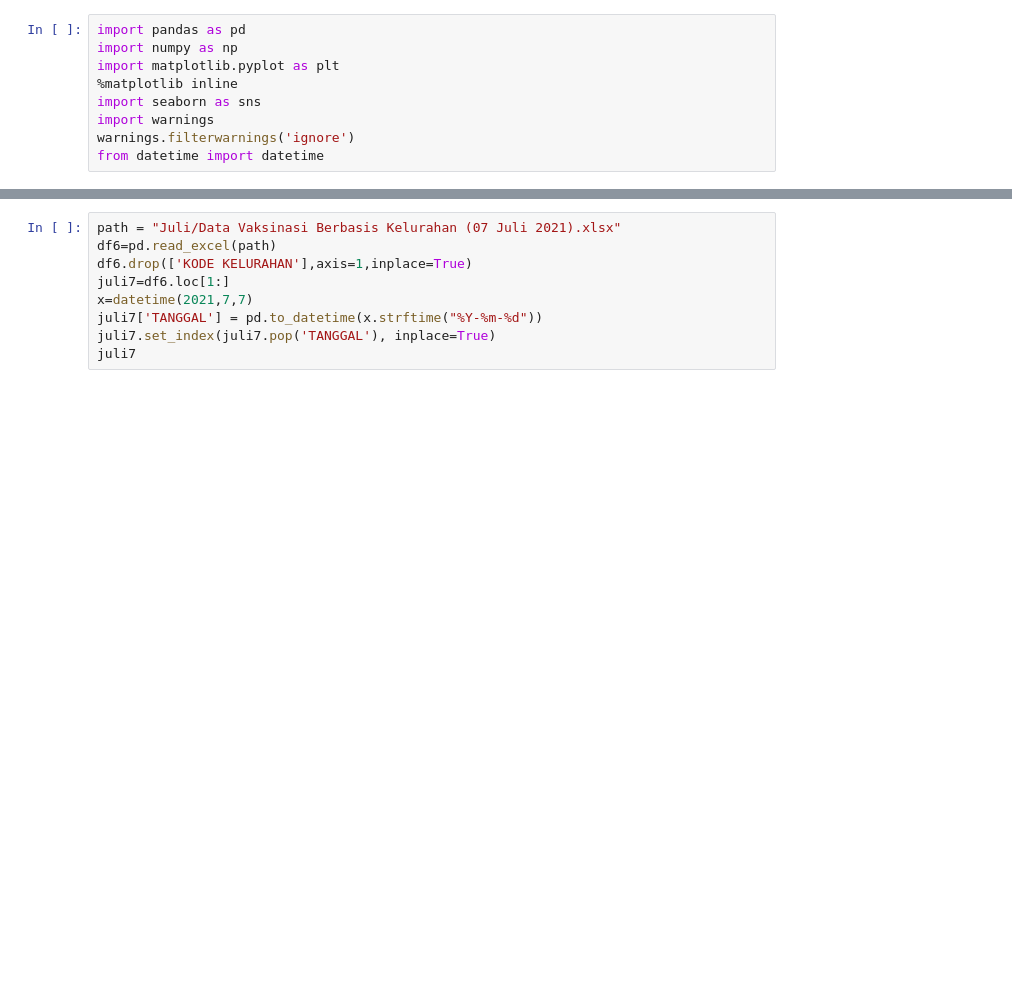
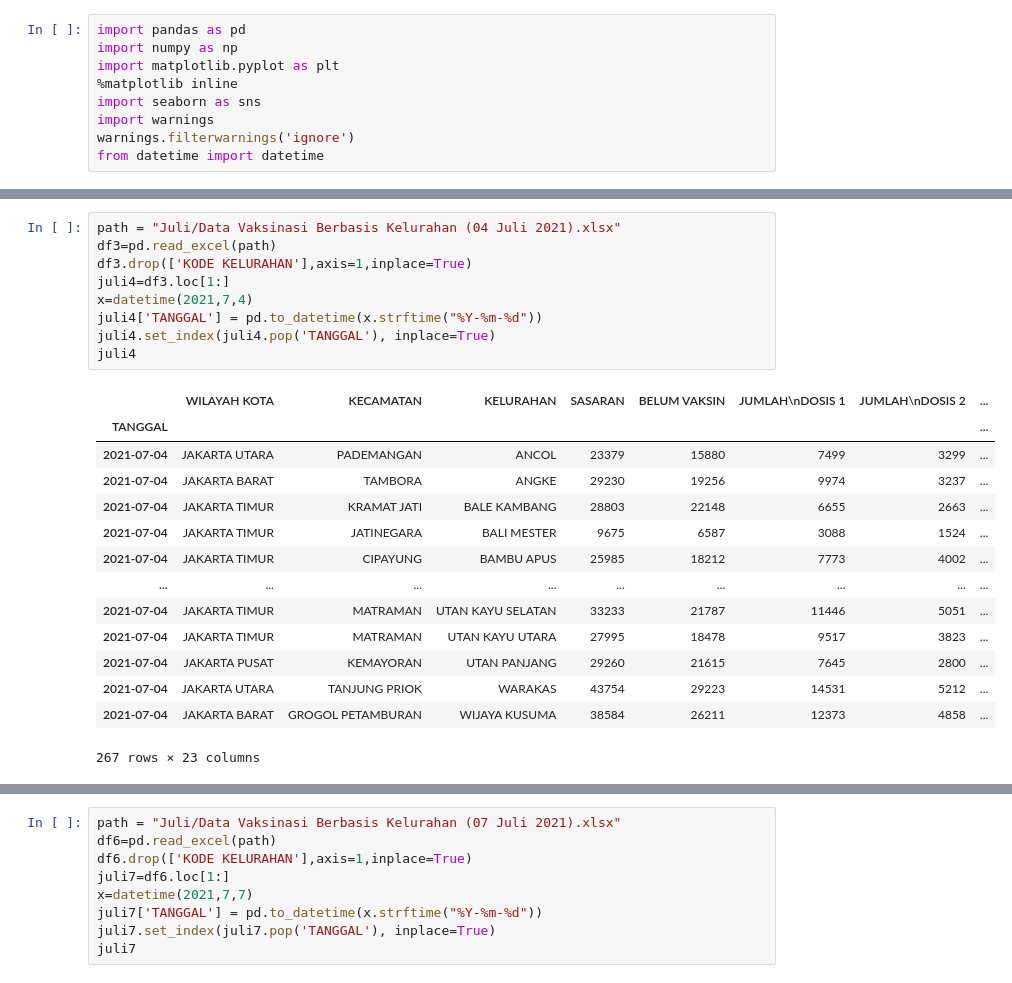
Before and after one commit to FerdyBerlianoP/Internship1, a Jupyter notebook: Untitled1.ipynb, the cells around one changed output, grey strips where cells are left out. Cells and saved outputs as stored; diff of their text form; blank space fills up the shorter version.

```diff
--- a/Untitled1.ipynb
+++ b/Untitled1.ipynb
@@ -393,0 +82,24 @@ juli6
+# %%
+path = "Juli/Data Vaksinasi Berbasis Kelurahan (04 Juli 2021).xlsx"
+df3=pd.read_excel(path)
+df3.drop(['KODE KELURAHAN'],axis=1,inplace=True)
+juli4=df3.loc[1:]
+x=datetime(2021,7,4)
+juli4['TANGGAL'] = pd.to_datetime(x.strftime("%Y-%m-%d"))
+juli4.set_index(juli4.pop('TANGGAL'), inplace=True)
+juli4
+# %% [output]
+|  | WILAYAH KOTA | KECAMATAN | KELURAHAN | SASARAN | BELUM VAKSIN | JUMLAH\nDOSIS 1 | JUMLAH\nDOSIS 2 | ... |
+| TANGGAL |  |  |  |  |  |  |  | ... |
+| 2021-07-04 | JAKARTA UTARA | PADEMANGAN | ANCOL | 23379 | 15880 | 7499 | 3299 | ... |
+| 2021-07-04 | JAKARTA BARAT | TAMBORA | ANGKE | 29230 | 19256 | 9974 | 3237 | ... |
+| 2021-07-04 | JAKARTA TIMUR | KRAMAT JATI | BALE KAMBANG | 28803 | 22148 | 6655 | 2663 | ... |
+| 2021-07-04 | JAKARTA TIMUR | JATINEGARA | BALI MESTER | 9675 | 6587 | 3088 | 1524 | ... |
+| 2021-07-04 | JAKARTA TIMUR | CIPAYUNG | BAMBU APUS | 25985 | 18212 | 7773 | 4002 | ... |
+| ... | ... | ... | ... | ... | ... | ... | ... | ... |
+| 2021-07-04 | JAKARTA TIMUR | MATRAMAN | UTAN KAYU SELATAN | 33233 | 21787 | 11446 | 5051 | ... |
+| 2021-07-04 | JAKARTA TIMUR | MATRAMAN | UTAN KAYU UTARA | 27995 | 18478 | 9517 | 3823 | ... |
+| 2021-07-04 | JAKARTA PUSAT | KEMAYORAN | UTAN PANJANG | 29260 | 21615 | 7645 | 2800 | ... |
+| 2021-07-04 | JAKARTA UTARA | TANJUNG PRIOK | WARAKAS | 43754 | 29223 | 14531 | 5212 | ... |
+| 2021-07-04 | JAKARTA BARAT | GROGOL PETAMBURAN | WIJAYA KUSUMA | 38584 | 26211 | 12373 | 4858 | ... |
+267 rows × 23 columns
```
Also changed, not shown: parts of 31 cells of this notebook, 2 other files.
